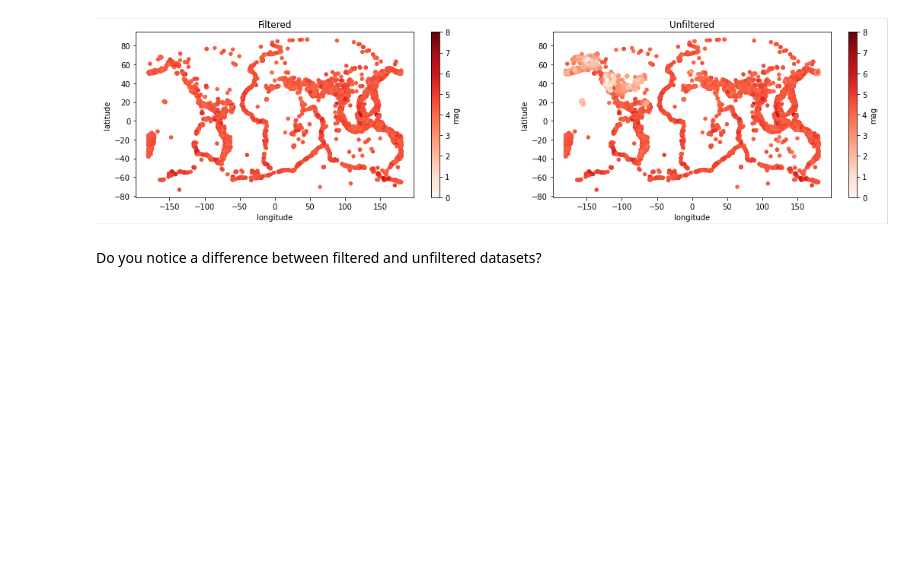
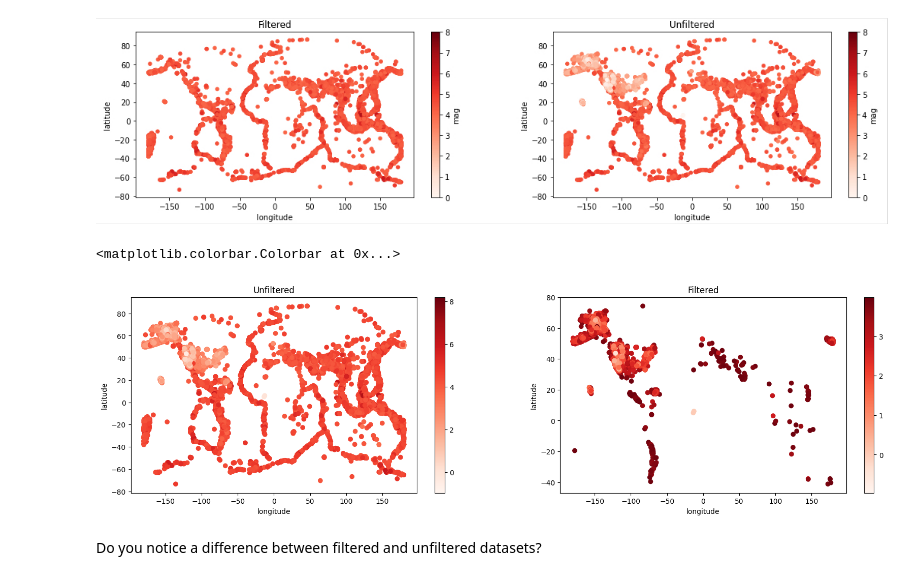
Before and after one commit to quentin02noel/2025_Intro_Python, a Jupyter notebook: notebook/W3_S1.ipynb, the cells around one changed output. Cells and saved outputs as stored; diff of their text form; code cells hidden in the pictures; blank space fills up the shorter version.

```diff
--- a/notebook/W3_S1.ipynb
+++ b/notebook/W3_S1.ipynb
@@ -467,3 +482,26 @@ Hint: Consider reading the documentation for [`plt.scatter`](https://matplotlib.
+# %%
+# Make a figure with two subplots, and use one subplot to show the filtered dataset locations, and the other for the unfiltered dataset locations
+plt.figure(figsize=(20,5))
+
+# First subplot: scatter plot unfiltered
+plt.subplot(1,2,1)
+sc = plt.scatter(df['longitude'], df['latitude'], c=df['mag'], cmap='Reds')  # couleur selon magnitude
+plt.xlabel('longitude')
+plt.ylabel('latitude')
+plt.title('Unfiltered')
+plt.colorbar(sc)  # la colorbar doit être liée à l'objet sc
+
+
+# First subplot: scatter plot unfiltered
+plt.subplot(1,2,2)
+sc1 = plt.scatter(filtered_df['longitude'], filtered_df['latitude'], c=filtered_df['mag'], cmap='Reds')  # couleur selon magnitude
+plt.xlabel('longitude')
+plt.ylabel('latitude')
+plt.title('Filtered')
+plt.colorbar(sc1)
+# %% [output]
+<matplotlib.colorbar.Colorbar at 0x...>
+[figure, added]
 # %%
 #@markdown Fill in the blank version. Double click to reveal
 # Make a figure with two subplots, and use one subplot to show the filtered dataset locations, and the other for the unfiltered dataset locations
```
Also changed, not shown: parts of 2 cells of this notebook.
